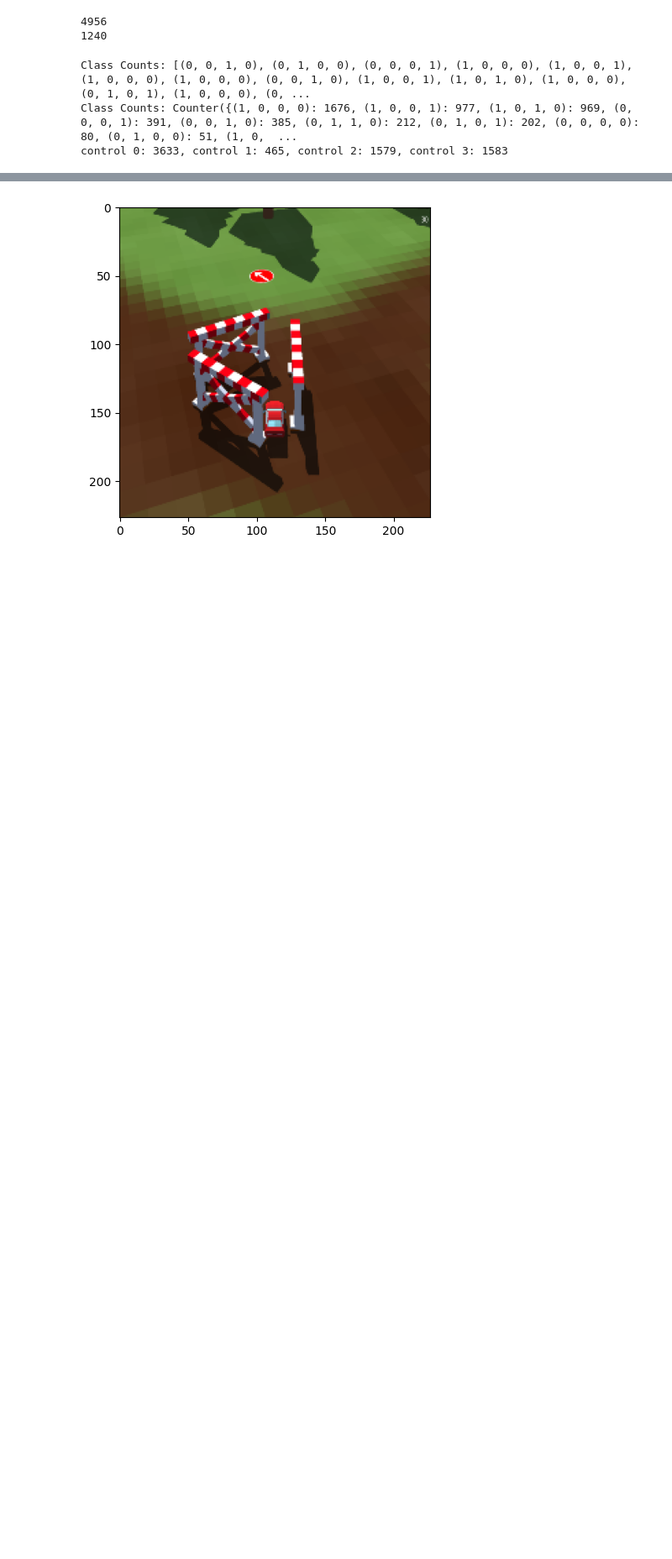
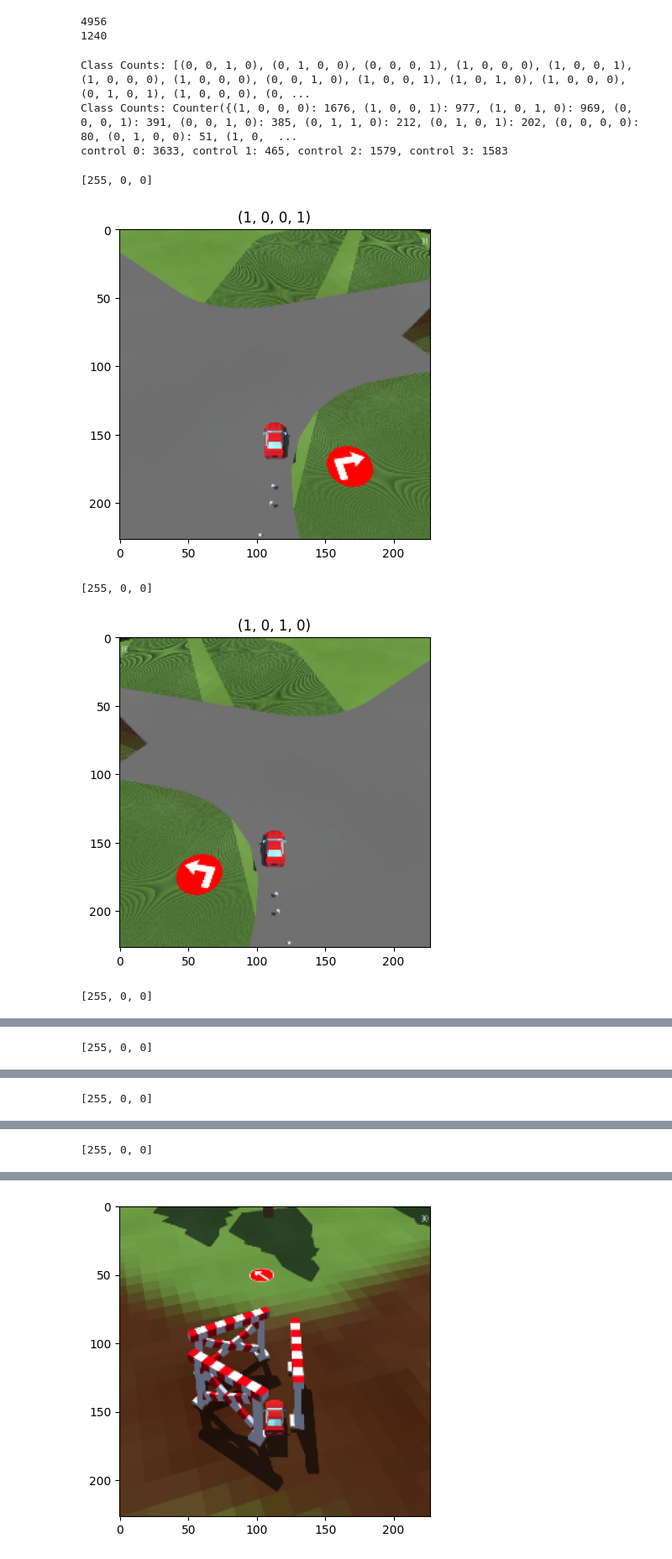
Before and after one commit to franciscoribeiro99/FranciscoRallyRobotPilot, a Jupyter notebook: CNN2.ipynb, the cells around one changed output, grey strips where cells are left out. Shown at 84% size. Saved outputs shown, nothing was run; the diff lists cells and outputs as text; code cells hidden in the pictures; blank space fills up the shorter version.

```diff
--- a/CNN2.ipynb
+++ b/CNN2.ipynb
@@ -94,7 +95,7 @@ def augment_data(snapshots):
     snapshots_augmented=[]
 
     for snap in snapshots:
-        image=snap.image
+        image=snap.image[:,:,::-1]
         color=snap.color_followed
         ctrl=snap.current_controls
 
@@ -102,7 +103,7 @@ def augment_data(snapshots):
         snapshots_augmented.append(SnapshotToTrain(image, color,ctrl))
 
         # Inverser l'image horizontalement
-        flipped_img = image[:, :, ::-1]  # Inverser l'axe x
+        flipped_img = image[:, ::-1,:]  # Inverser l'axe x
 
         #  inversion gauche droits
         flipped_ctrl= (ctrl[0],ctrl[1],ctrl[3],ctrl[2])
@@ -201,3 +202,19 @@ optimizer = torch.optim.Adam(model.parameters(), lr=0.001, weight_decay=1e-5)
 # Tracking loss and accuracy
 train_loss_history = []
 test_loss_history = []
+# %%
+#show all images and all controls display the image and controls
+
+for f in snapshots_augmented[10:20]:
+    print(f.color_followed)
+
+    plt.imshow(f.image[:,:,3:])
+    plt.title(f.current_controls)
+    plt.show()
+    print("")
+# %% [output]
+[255, 0, 0]
+[figure, added]
+[255, 0, 0]
+[figure, added]
+[255, 0, 0]
@@ -203,0 +222 @@ test_loss_history = []
+[255, 0, 0]
@@ -203,0 +224 @@ test_loss_history = []
+[255, 0, 0]
@@ -203,0 +226 @@ test_loss_history = []
+[255, 0, 0]
```
Also changed, not shown: parts of 3 cells of this notebook, 14 other files.
